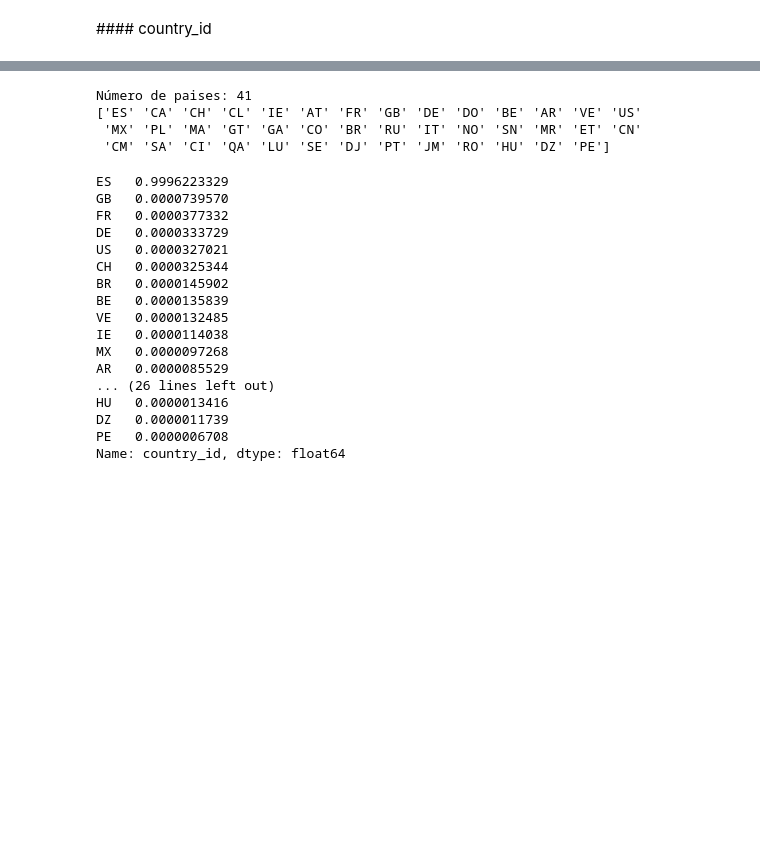
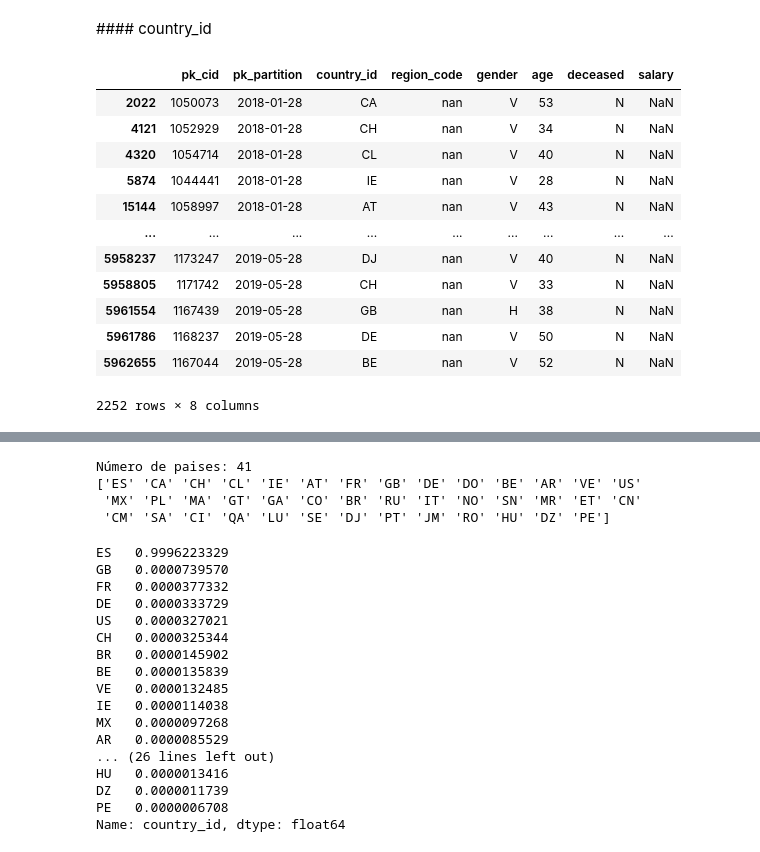
Before and after one commit to sergiomasavi/EasyMoney, a Jupyter notebook: Notebooks/TAREA_1_ANALISIS.ipynb, the cells around one changed output, grey strips where cells are left out. Saved outputs shown, nothing was run; the diff lists cells and outputs as text; code cells hidden in the pictures; blank space fills up the shorter version.

```diff
--- a/Notebooks/TAREA_1_ANALISIS.ipynb
+++ b/Notebooks/TAREA_1_ANALISIS.ipynb
@@ -843,0 +849,16 @@ pd.reset_option('display.max_rows')
+# %%
+df_sociodemographic.loc[df_sociodemographic['country_id'] != 'ES']
+# %% [output]
+|  | pk_cid | pk_partition | country_id | region_code | gender | age | deceased | salary |
+| 2022 | 1050073 | 2018-01-28 | CA | nan | V | 53 | N | NaN |
+| 4121 | 1052929 | 2018-01-28 | CH | nan | V | 34 | N | NaN |
+| 4320 | 1054714 | 2018-01-28 | CL | nan | V | 40 | N | NaN |
+| 5874 | 1044441 | 2018-01-28 | IE | nan | V | 28 | N | NaN |
+| 15144 | 1058997 | 2018-01-28 | AT | nan | V | 43 | N | NaN |
+| ... | ... | ... | ... | ... | ... | ... | ... | ... |
+| 5958237 | 1173247 | 2019-05-28 | DJ | nan | V | 40 | N | NaN |
+| 5958805 | 1171742 | 2019-05-28 | CH | nan | V | 33 | N | NaN |
+| 5961554 | 1167439 | 2019-05-28 | GB | nan | H | 38 | N | NaN |
+| 5961786 | 1168237 | 2019-05-28 | DE | nan | V | 50 | N | NaN |
+| 5962655 | 1167044 | 2019-05-28 | BE | nan | V | 52 | N | NaN |
+2252 rows × 8 columns
```
Also changed, not shown: parts of 20 cells of this notebook, 6 other files.
